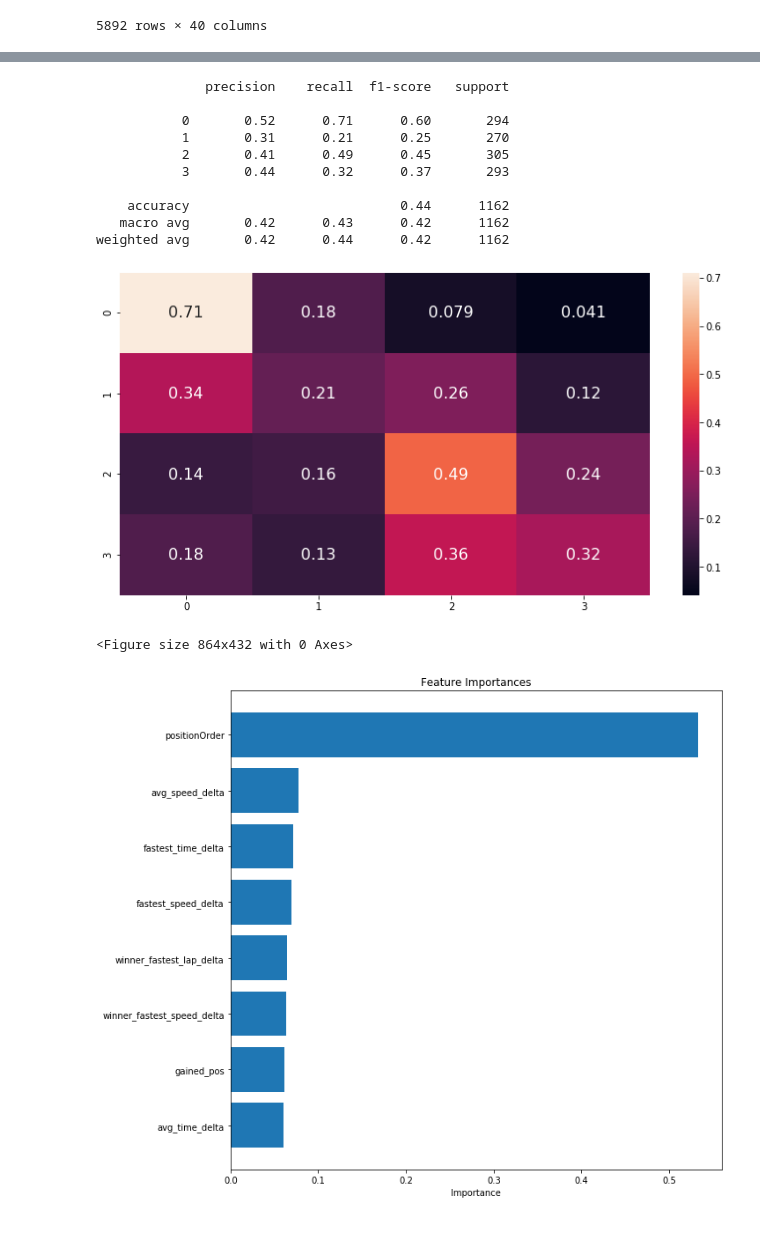
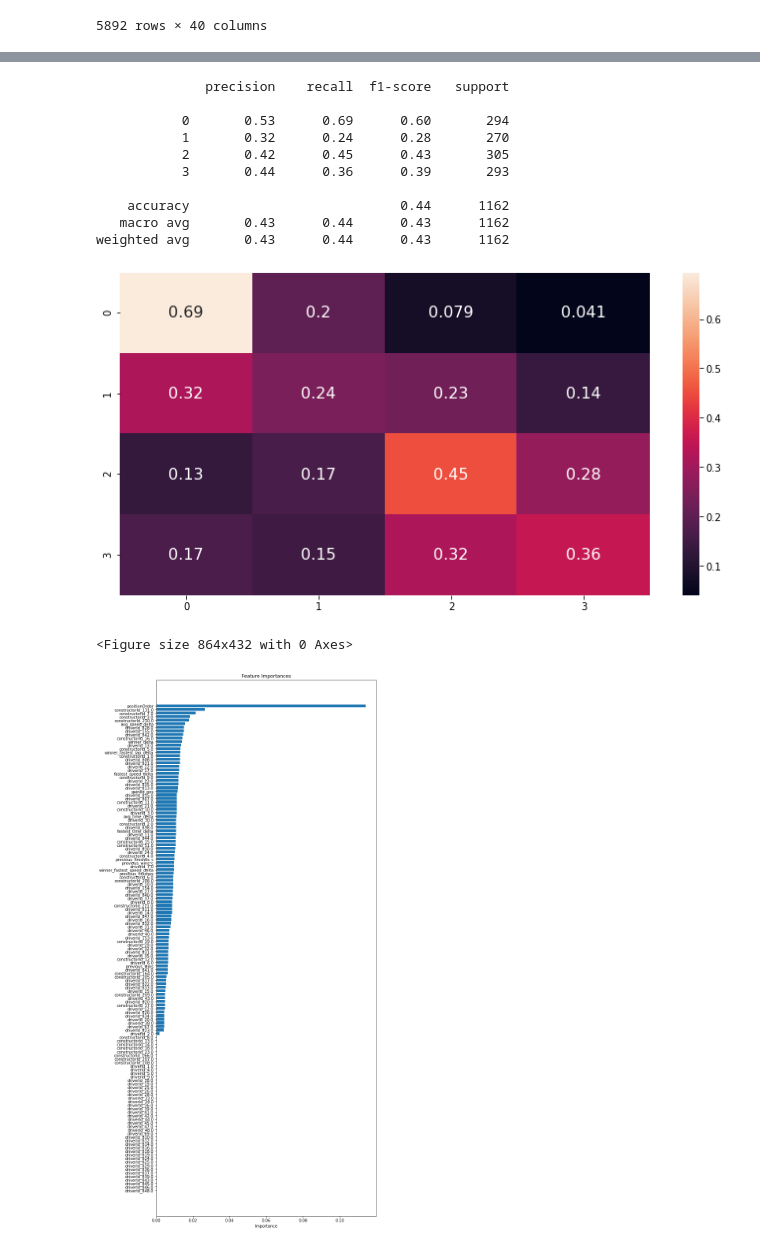
Before and after one commit to edie-zhou/data_lab_f1, a Jupyter notebook: F1.ipynb, the cells around one changed output, grey strips where cells are left out. Drawn from its saved outputs; the diff is of its cells as text; code cells hidden in the pictures.

```diff
--- a/F1.ipynb
+++ b/F1.ipynb
@@ -684,20 +686,21 @@ def ordered_features(feature_importances, features):
     importances = []
 
     while(len(ordered) < len(features)):
-        max_fea = 0
-        max_pos = 0
+        max_fea = -1
+        max_pos = -1
         for i in range(len(features)):
             if feature_importances[i] > max_fea and features[i] not in ordered:
                 max_fea = feature_importances[i]
                 max_pos = i
-        ordered.append(features[max_pos])
-        importances.append(max_fea)
+        if max_fea is not 0 or -1:
+            ordered.append(features[max_pos])
+            importances.append(max_fea)
 
     ordered.reverse()
     importances.reverse()
 
     fig = plt.figure()
-    f, ax = plt.subplots(figsize=(10,10))
+    f, ax = plt.subplots(figsize=(10,25))
     ax.barh(ordered, importances)
     ax.set_xlabel('Importance')
     ax.set_title('Feature Importances')
@@ -1003,17 +1158,17 @@ weighted avg       0.70      0.70      0.70      1339
 # %%
 # Position classifier using tree-based XGBClassifier
 
-cols = ['resultId', 'positionOrder', 'statusId', 'fastest_time_delta',\
+# cols = ['resultId', 'positionOrder', 'statusId', 'fastest_time_delta',\
+#         'fastest_speed_delta', 'avg_time_delta', 'avg_speed_delta', 'gained_pos',\
+#         'current_id', 'winner_fastest_lap_delta', 'winner_fastest_speed_delta',\
+#         'actual_result', 'constructorId']
+cols_full = ['resultId', 'positionOrder', 'statusId', 'fastest_time_delta',\
         'fastest_speed_delta', 'avg_time_delta', 'avg_speed_delta', 'gained_pos',\
         'current_id', 'winner_fastest_lap_delta', 'winner_fastest_speed_delta',\
-        'actual_result', 'constructorId']
-# cols_full = ['resultId', 'positionOrder', 'statusId', 'fastest_time_delta',\
-#         'fastest_speed_delta', 'avg_time_delta', 'avg_speed_delta', 'gained_pos',\
-#         'current_id', 'winner_fastest_lap_delta', 'winner_fastest_speed_delta',\
-#         'actual_result', 'constructorId', 'winner_delta', 'previous_finishes',
-#         'previous_wins', 'previous_finishes_c', 'previous_wins_c']
+        'actual_result', 'constructorId', 'winner_delta', 'previous_finishes',
+        'previous_wins', 'previous_finishes_c', 'previous_wins_c', 'driverId']
 
-data = df_prev[cols]
+data = df_extend[cols_full]
 # display(data)
 
 classes = [0, 1, 2, 3]
@@ -1023,40 +1178,41 @@ df_downsampled = downsample(data, classes, class_lambda)
 # create x, y dfs
 target = df_downsampled['actual_result']
 
-drop_col = ['resultId', 'current_id', 'actual_result', 'statusId', 'constructorId']
+drop_col = ['resultId', 'current_id', 'actual_result', 'statusId']
 features = df_downsampled.drop(drop_col, axis=1)
+features = pd.get_dummies(features, columns=['constructorId', 'driverId'])
 
 # Create train/test splits
 x_train, x_test, y_train, y_test = train_test_split(features, target,
         test_size=0.25, random_state=42)
 
 # Train xgbclassifier
 model_type = 'gbtree'
 model_xgb = xgb.XGBClassifier(booster=model_type)
 model_xgb.fit(x_train, y_train)
 y_pred = model_xgb.predict(x_test)
 
 display_metrics(y_test, y_pred)
 
 # Plot feature importances
 col_names = list(features.columns)
 ordered_features(model_xgb.feature_importances_, col_names)
 # %% [output]
 A value is trying to be set on a copy of a slice from a DataFrame.
 Try using .loc[row_indexer,col_indexer] = value instead
 
 See the caveats in the documentation: https://pandas.pydata.org/pandas-docs/stable/user_guide/indexing.html#returning-a-view-versus-a-copy
   after removing the cwd from sys.path.
               precision    recall  f1-score   support
 
-           0       0.52      0.71      0.60       294
-           1       0.31      0.21      0.25       270
-           2       0.41      0.49      0.45       305
-           3       0.44      0.32      0.37       293
+           0       0.53      0.69      0.60       294
+           1       0.32      0.24      0.28       270
+           2       0.42      0.45      0.43       305
+           3       0.44      0.36      0.39       293
 
     accuracy                           0.44      1162
-   macro avg       0.42      0.43      0.42      1162
-weighted avg       0.42      0.44      0.42      1162
+   macro avg       0.43      0.44      0.43      1162
+weighted avg       0.43      0.44      0.43      1162
-[figure, old version]
+[figure, new version]
 <Figure size 864x432 with 0 Axes>
-[figure, old version]
+[figure, new version]
```
Also changed, not shown: parts of 24 cells of this notebook.
